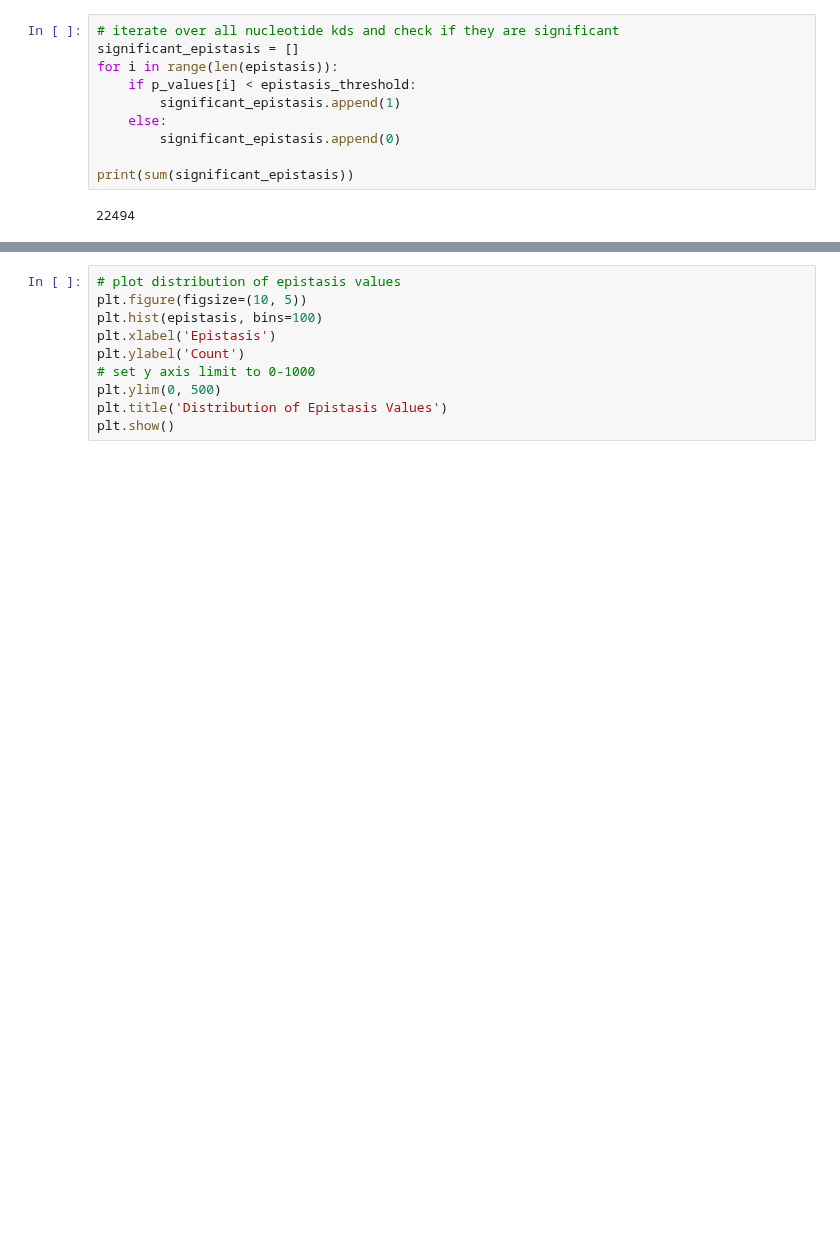
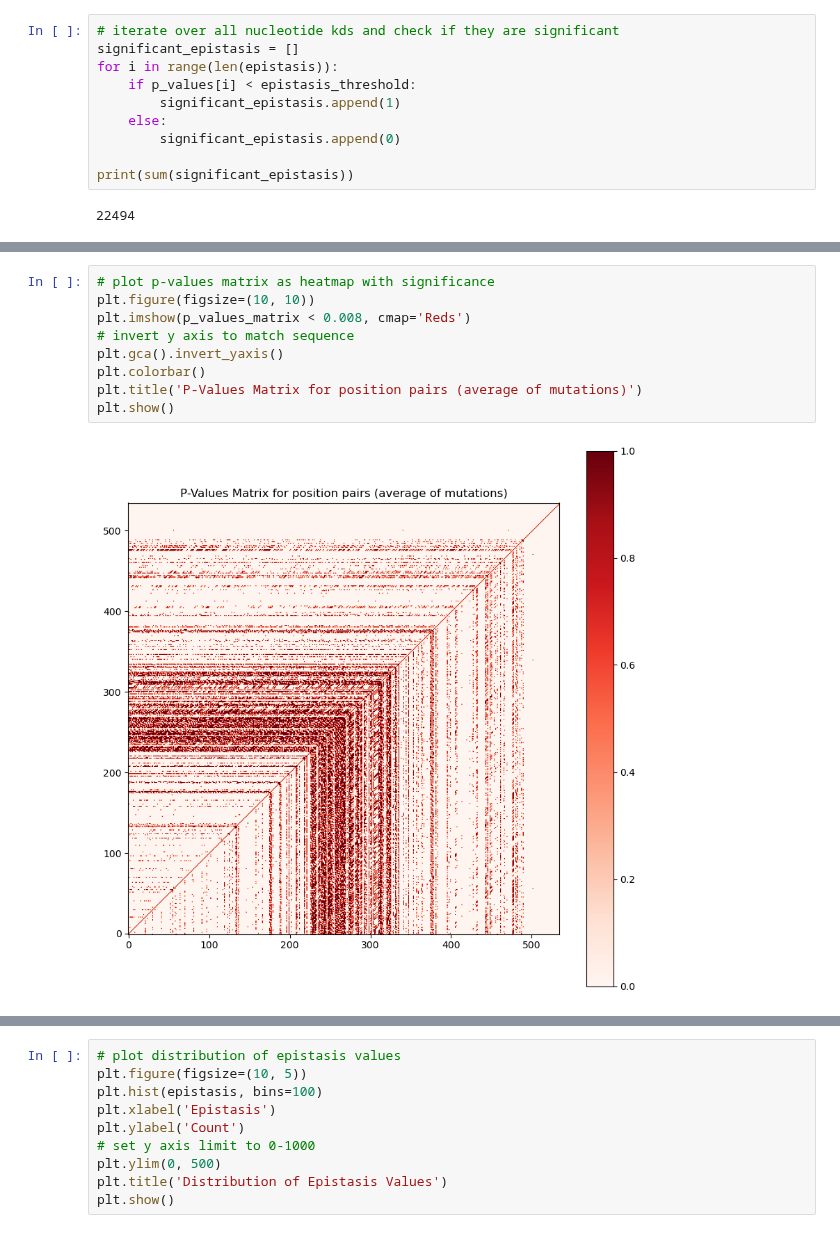
Before and after one commit to JoshuaGensel/MIME_ML, a Jupyter notebook: src/experimental_analysis.ipynb, the cells around one changed output, grey strips where cells are left out. Cells and saved outputs as stored; diff of their text form; blank space fills up the shorter version.

```diff
--- a/src/experimental_analysis.ipynb
+++ b/src/experimental_analysis.ipynb
@@ -460,6 +472,17 @@ plt.title('P-Values Matrix for position pairs (average of mutations)')
 plt.show()
 # %% [output]
 [figure]
+# %%
+# plot p-values matrix as heatmap with significance
+plt.figure(figsize=(10, 10))
+plt.imshow(p_values_matrix < 0.008, cmap='Reds')
+# invert y axis to match sequence
+plt.gca().invert_yaxis()
+plt.colorbar()
+plt.title('P-Values Matrix for position pairs (average of mutations)')
+plt.show()
+# %% [output]
+[figure, added]
 # %%
 # plot heatmap of p values < benjamini-hochberg threshold
 plt.figure(figsize=(10, 10))
```
Also changed, not shown: parts of 12 cells of this notebook.
